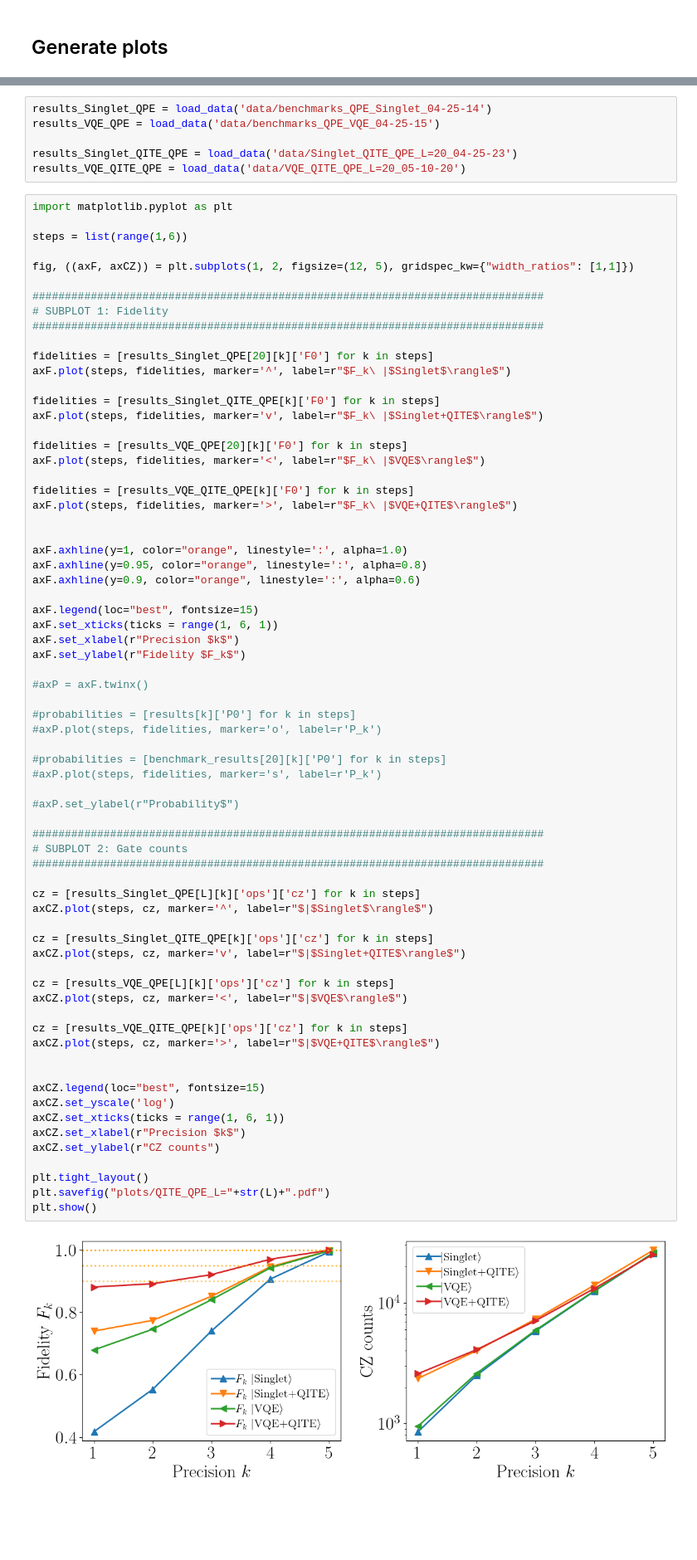
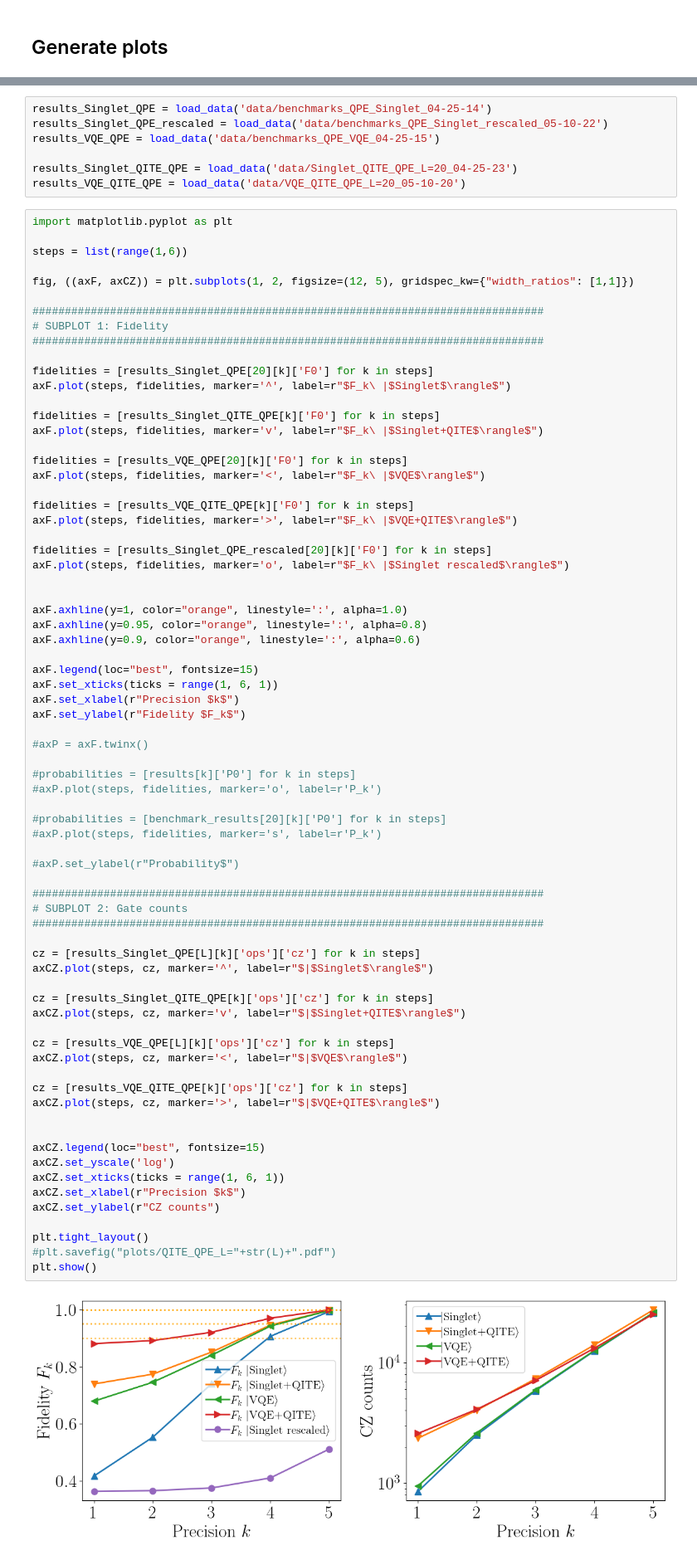
Before and after one commit to renezander90/DB-QITE, a Jupyter notebook: DB-QITE-PRL/QITE_QPE_experiments.ipynb, the cells around one changed output, grey strips where cells are left out. Shown at 83% size. Saved outputs shown, nothing was run; the diff lists cells and outputs as text; blank space fills up the shorter version.

Commit message:
Added plot for QPE with spectrum rescaled to [0,0.1]

```diff
--- a/DB-QITE-PRL/QITE_QPE_experiments.ipynb
+++ b/DB-QITE-PRL/QITE_QPE_experiments.ipynb
@@ -244,6 +244,7 @@ def run_param_rc(fontsize = 30):
 run_param_rc(23)
 # %%
 results_Singlet_QPE = load_data('data/benchmarks_QPE_Singlet_04-25-14')
+results_Singlet_QPE_rescaled = load_data('data/benchmarks_QPE_Singlet_rescaled_05-10-22')
 results_VQE_QPE = load_data('data/benchmarks_QPE_VQE_04-25-15')
 
 results_Singlet_QITE_QPE = load_data('data/Singlet_QITE_QPE_L=20_04-25-23')
@@ -270,6 +271,9 @@ axF.plot(steps, fidelities, marker='<', label=r"$F_k\ |$VQE$\rangle$")
 
 fidelities = [results_VQE_QITE_QPE[k]['F0'] for k in steps]
 axF.plot(steps, fidelities, marker='>', label=r"$F_k\ |$VQE+QITE$\rangle$")
+
+fidelities = [results_Singlet_QPE_rescaled[20][k]['F0'] for k in steps]
+axF.plot(steps, fidelities, marker='o', label=r"$F_k\ |$Singlet rescaled$\rangle$")
 
 
 axF.axhline(y=1, color="orange", linestyle=':', alpha=1.0)
@@ -290,32 +294,32 @@ axF.set_ylabel(r"Fidelity $F_k$")
 #axP.plot(steps, fidelities, marker='s', label=r'P_k')
 
 #axP.set_ylabel(r"Probability$")
 
 ###############################################################################
 # SUBPLOT 2: Gate counts
 ###############################################################################
 
 cz = [results_Singlet_QPE[L][k]['ops']['cz'] for k in steps]
 axCZ.plot(steps, cz, marker='^', label=r"$|$Singlet$\rangle$")
 
 cz = [results_Singlet_QITE_QPE[k]['ops']['cz'] for k in steps]
 axCZ.plot(steps, cz, marker='v', label=r"$|$Singlet+QITE$\rangle$")
 
 cz = [results_VQE_QPE[L][k]['ops']['cz'] for k in steps]
 axCZ.plot(steps, cz, marker='<', label=r"$|$VQE$\rangle$")
 
 cz = [results_VQE_QITE_QPE[k]['ops']['cz'] for k in steps]
 axCZ.plot(steps, cz, marker='>', label=r"$|$VQE+QITE$\rangle$")
 
 
 axCZ.legend(loc="best", fontsize=15)
 axCZ.set_yscale('log')
 axCZ.set_xticks(ticks = range(1, 6, 1))
 axCZ.set_xlabel(r"Precision $k$")
 axCZ.set_ylabel(r"CZ counts")
 
 plt.tight_layout()
-plt.savefig("plots/QITE_QPE_L="+str(L)+".pdf")
+#plt.savefig("plots/QITE_QPE_L="+str(L)+".pdf")
 plt.show()
 # %% [output]
-[figure, old version]
+[figure, new version]
```
Also changed, not shown: 1 other file.
